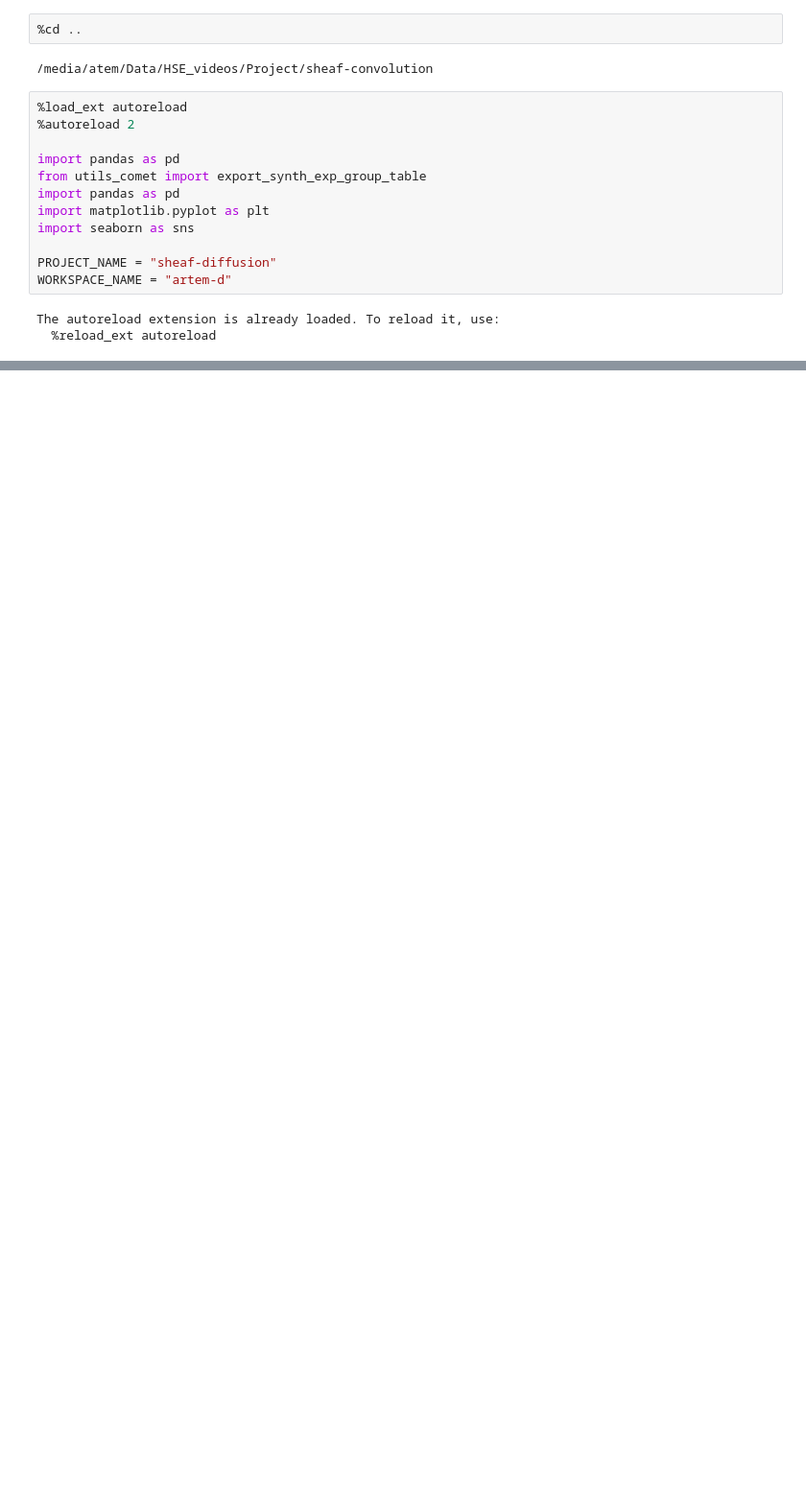
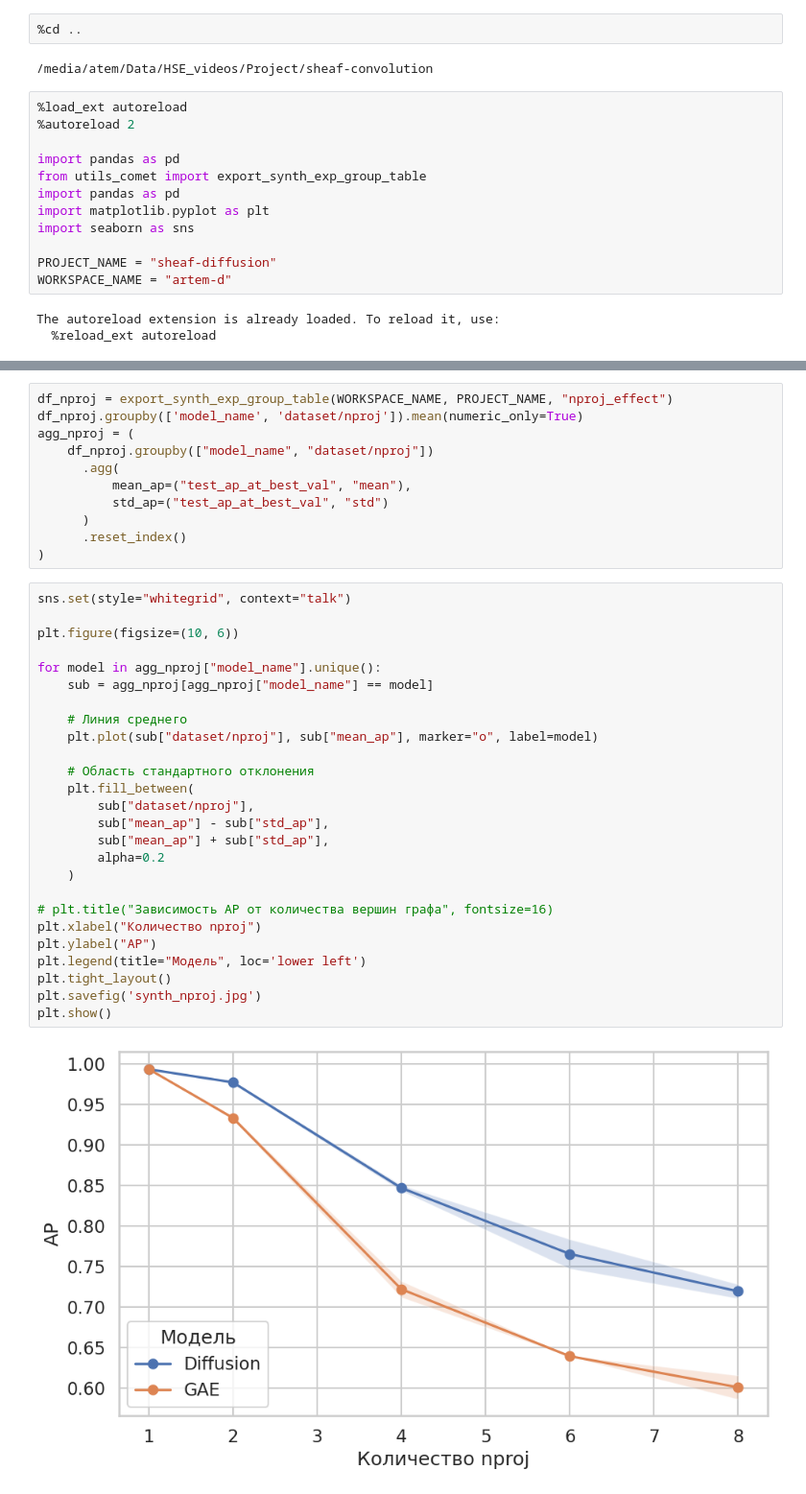
Before and after one commit to ArtemShamro/sheaf-convolution, a Jupyter notebook: notebooks/synthetic_results.ipynb, the cells around one changed output, grey strips where cells are left out. Shown at 96% size. Drawn from its saved outputs; the diff is of its cells as text; blank space fills up the shorter version.

```diff
--- a/notebooks/synthetic_results.ipynb
+++ b/notebooks/synthetic_results.ipynb
@@ -94,0 +59,39 @@ plt.show()
+# %%
+df_nproj = export_synth_exp_group_table(WORKSPACE_NAME, PROJECT_NAME, "nproj_effect")
+df_nproj.groupby(['model_name', 'dataset/nproj']).mean(numeric_only=True)
+agg_nproj = (
+    df_nproj.groupby(["model_name", "dataset/nproj"])
+      .agg(
+          mean_ap=("test_ap_at_best_val", "mean"),
+          std_ap=("test_ap_at_best_val", "std")
+      )
+      .reset_index()
+)
+# %%
+sns.set(style="whitegrid", context="talk")
+
+plt.figure(figsize=(10, 6))
+
+for model in agg_nproj["model_name"].unique():
+    sub = agg_nproj[agg_nproj["model_name"] == model]
+
+    # Линия среднего
+    plt.plot(sub["dataset/nproj"], sub["mean_ap"], marker="o", label=model)
+
+    # Область стандартного отклонения
+    plt.fill_between(
+        sub["dataset/nproj"],
+        sub["mean_ap"] - sub["std_ap"],
+        sub["mean_ap"] + sub["std_ap"],
+        alpha=0.2
+    )
+
+# plt.title("Зависимость AP от количества вершин графа", fontsize=16)
+plt.xlabel("Количество nproj")
+plt.ylabel("AP")
+plt.legend(title="Модель", loc='lower left')
+plt.tight_layout()
+plt.savefig('synth_nproj.jpg')
+plt.show()
+# %% [output]
+[figure, added]
```
Also changed, not shown: parts of 9 cells of this notebook, 3 other files.
